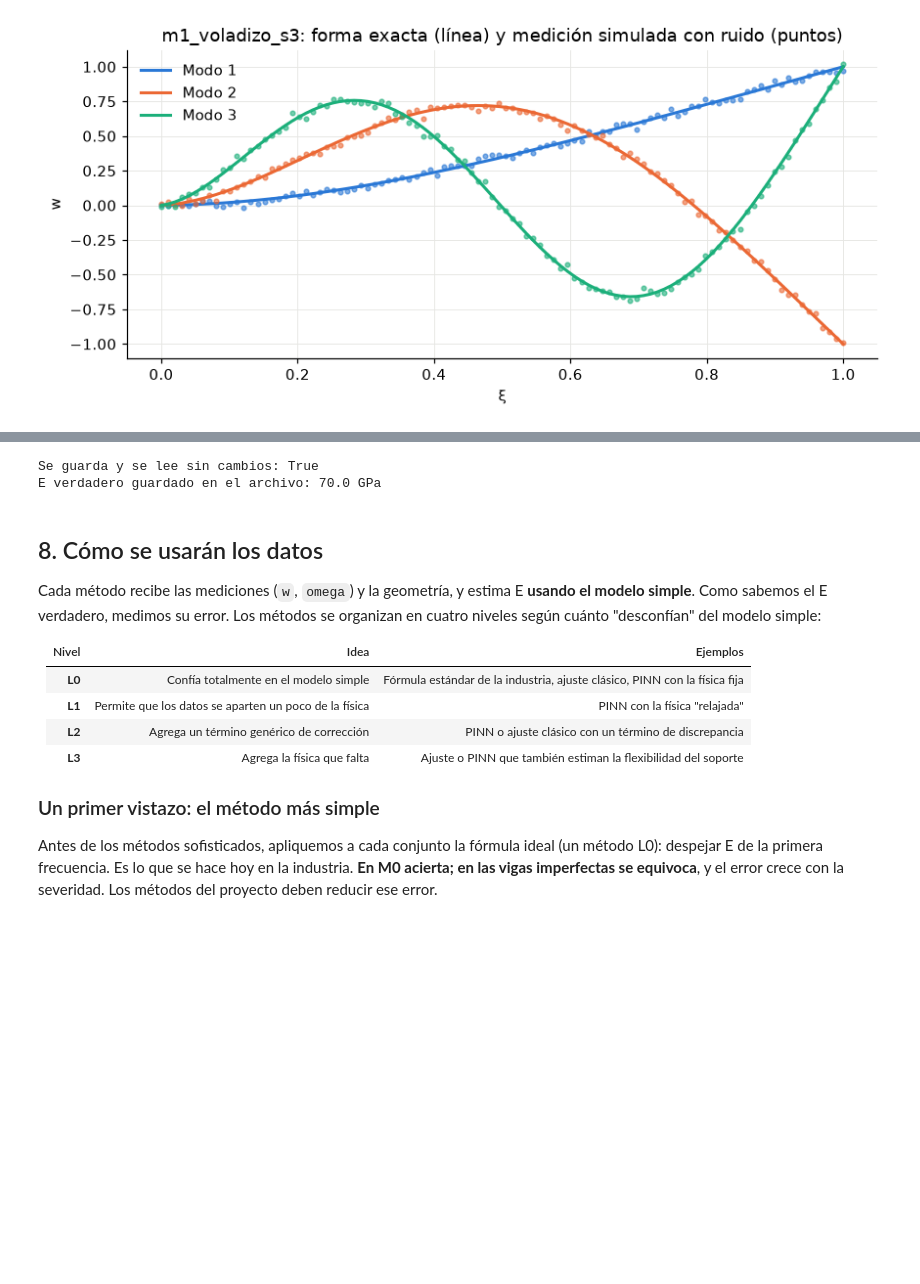
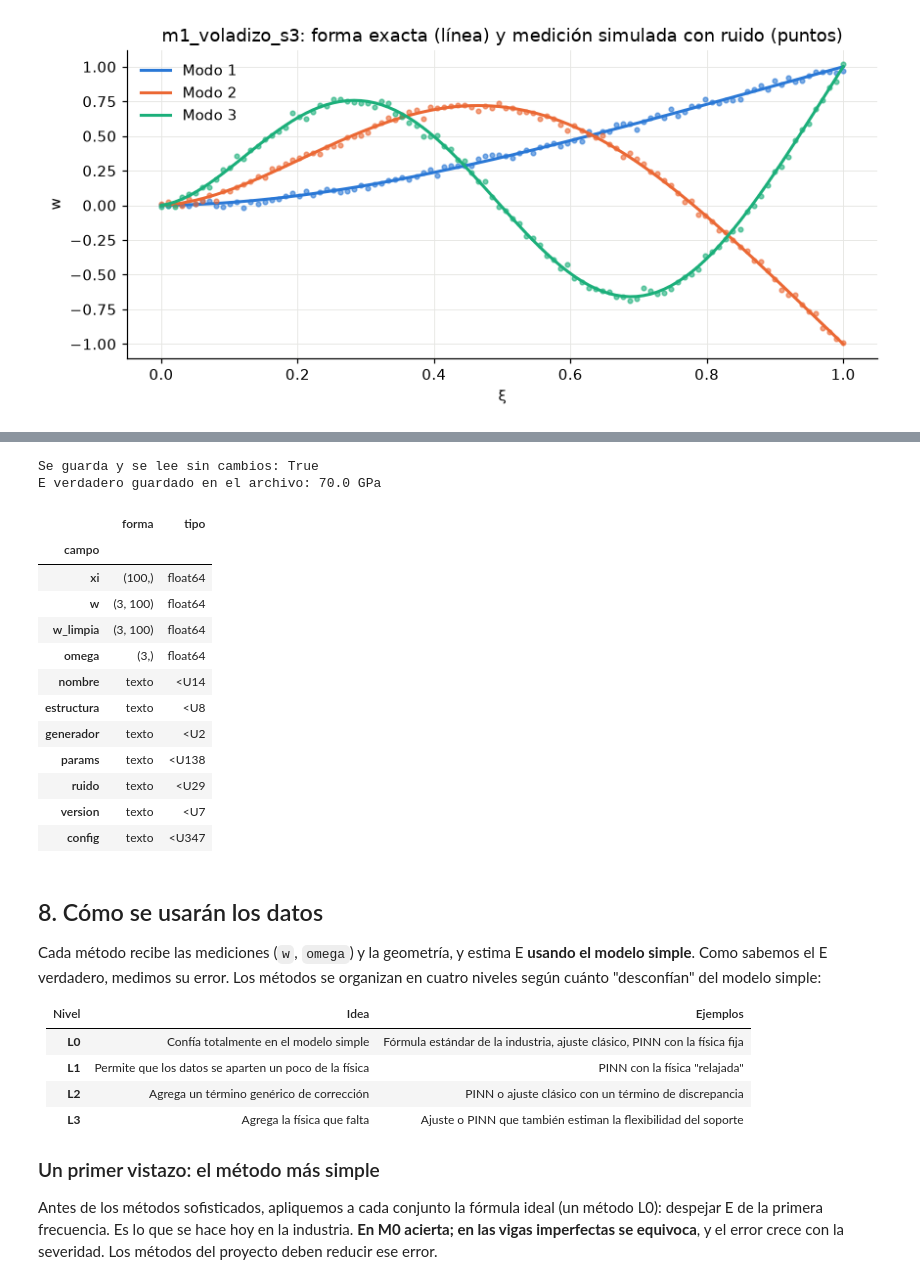
Before and after one commit to isabellaarangor/proyecto-integrador-team39-MNA, a Jupyter notebook: notebooks/01_datos_sinteticos.ipynb, the cells around one changed output, grey strips where cells are left out. Drawn from its saved outputs; the diff is of its cells as text; code cells hidden in the pictures; blank space fills up the shorter version.

```diff
--- a/notebooks/01_datos_sinteticos.ipynb
+++ b/notebooks/01_datos_sinteticos.ipynb
@@ -443,12 +505,32 @@ El resultado se guarda en un archivo `.npz` (formato estándar de NumPy) que lee
 # %%
 with tempfile.TemporaryDirectory() as carpeta:
-    ruta = conjunto.guardar(Path(carpeta) / "ejemplo.npz")
+    ruta = conjunto.guardar(Path(carpeta) / "m1_voladizo_s3.npz")
+    with np.load(ruta) as archivo:
+        contenido = pd.DataFrame(
+            [{"campo": k, "forma": str(archivo[k].shape) if archivo[k].ndim else "texto",
+              "tipo": str(archivo[k].dtype)} for k in archivo.files]
+        ).set_index("campo")
     copia = Conjunto.cargar(ruta)
+
 print("Se guarda y se lee sin cambios:", np.array_equal(copia.w, conjunto.w) and copia.params == conjunto.params)
 print("E verdadero guardado en el archivo:", copia.params["E"] / 1e9, "GPa")
+contenido
 # %% [output]
 Se guarda y se lee sin cambios: True
 E verdadero guardado en el archivo: 70.0 GPa
+|  | forma | tipo |
+| campo |  |  |
+| xi | (100,) | float64 |
+| w | (3, 100) | float64 |
+| w_limpia | (3, 100) | float64 |
+| omega | (3,) | float64 |
+| nombre | texto | <U14 |
+| estructura | texto | <U8 |
+| generador | texto | <U2 |
+| params | texto | <U138 |
+| ruido | texto | <U29 |
+| version | texto | <U7 |
+| config | texto | <U347 |
 # %% [markdown]
 ## 8. Cómo se usarán los datos
 
```
Also changed, not shown: parts of 4 cells of this notebook, 1 other file.
